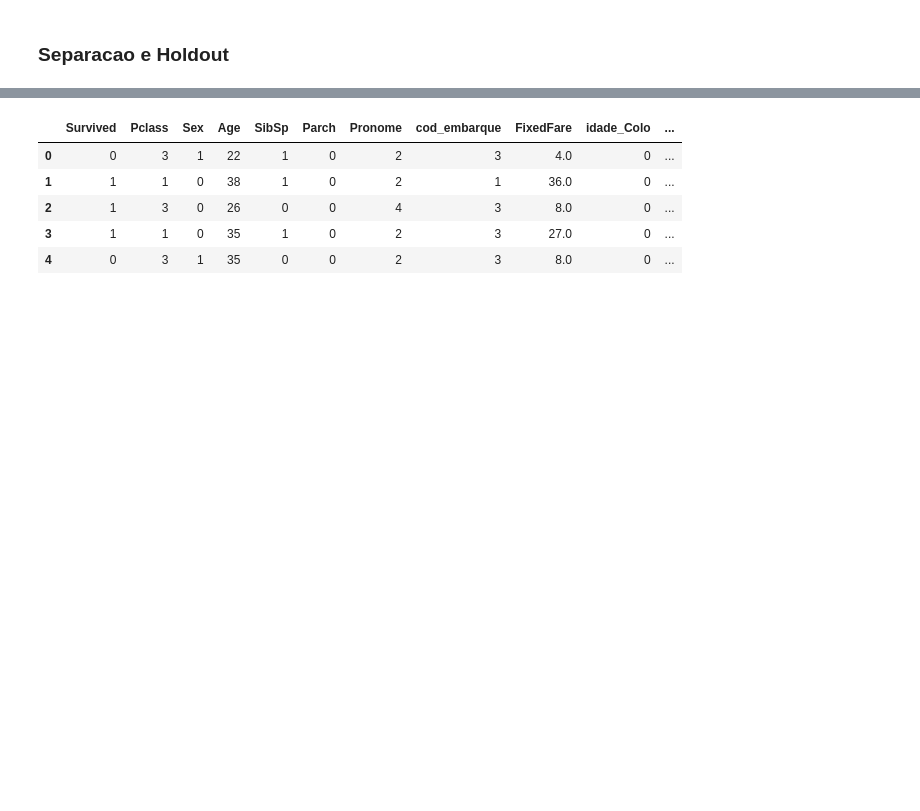
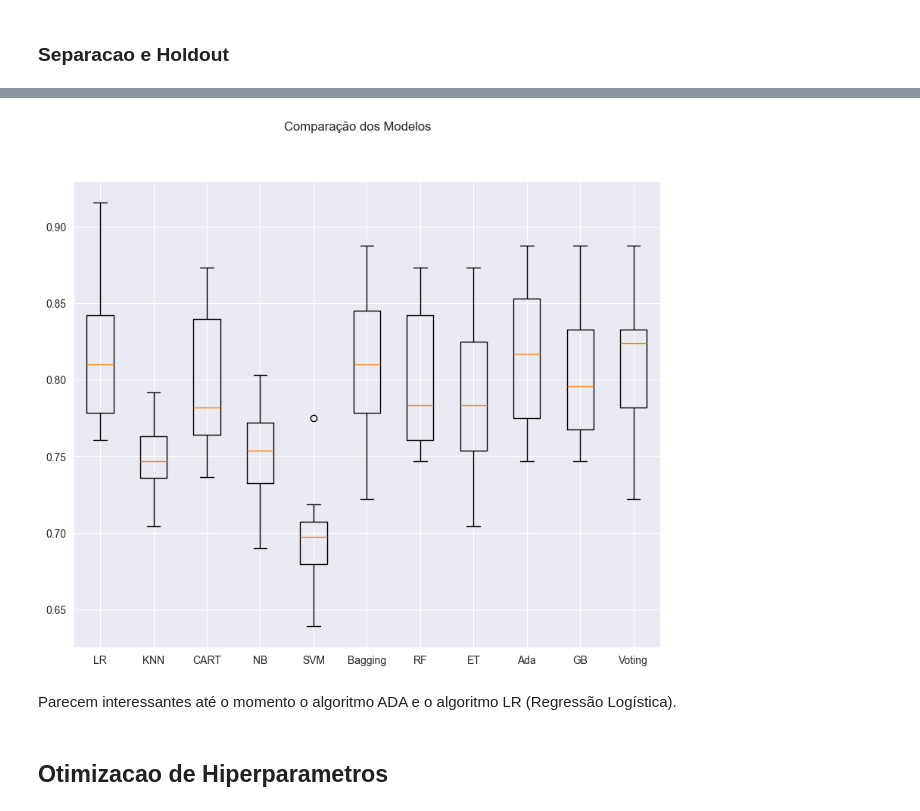
Before and after one commit to tekoryu/rough-on-rats, a Jupyter notebook: notebooks/model_v1.ipynb, the cells around one changed output, grey strips where cells are left out. Cells and saved outputs as stored; diff of their text form; code cells hidden in the pictures; blank space fills up the shorter version.

Commit message:
Hiperparametros testados

```diff
--- a/notebooks/model_v1.ipynb
+++ b/notebooks/model_v1.ipynb
@@ -356,9 +331,14 @@ Voting: 0.814710 (0.049658)
-# %%
-df_treino.head()
-# %% [output]
-|  | Survived | Pclass | Sex | Age | SibSp | Parch | Pronome | cod_embarque | FixedFare | idade_Colo | ... |
-| 0 | 0 | 3 | 1 | 22 | 1 | 0 | 2 | 3 | 4.0 | 0 | ... |
-| 1 | 1 | 1 | 0 | 38 | 1 | 0 | 2 | 1 | 36.0 | 0 | ... |
-| 2 | 1 | 3 | 0 | 26 | 0 | 0 | 4 | 3 | 8.0 | 0 | ... |
-| 3 | 1 | 1 | 0 | 35 | 1 | 0 | 2 | 3 | 27.0 | 0 | ... |
-| 4 | 0 | 3 | 1 | 35 | 0 | 0 | 2 | 3 | 8.0 | 0 | ... |
+# %%
+# Boxplot de comparação dos modelos
+fig = plt.figure(figsize=(10,8))
+fig.suptitle('Comparação dos Modelos')
+ax = fig.add_subplot(111)
+plt.boxplot(results)
+ax.set_xticklabels(names)
+plt.show()
+# %% [output]
+[figure, added]
+# %% [markdown]
+Parecem interessantes até o momento o algoritmo ADA e o algoritmo LR (Regressão Logística).
+# %% [markdown]
+## Otimizacao de Hiperparametros
```
Also changed, not shown: parts of 5 cells of this notebook.
